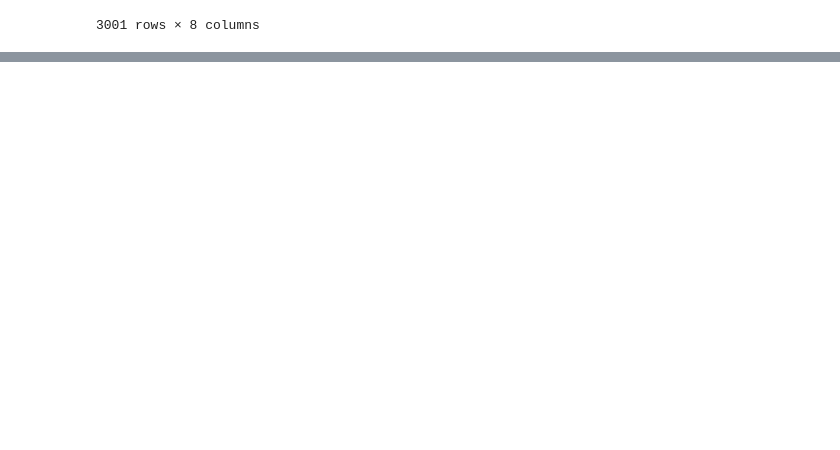
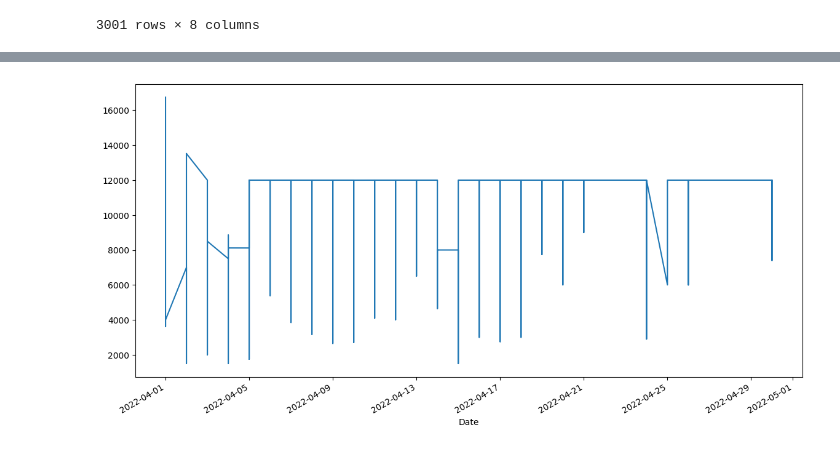
Before and after one commit to ashishbhatta/Energy_Arbitrage, a Jupyter notebook: IEX_Data_Analysis.ipynb, the cells around one changed output, grey strips where cells are left out. Saved outputs shown, nothing was run; the diff lists cells and outputs as text; code cells hidden in the pictures; blank space fills up the shorter version.

```diff
--- a/IEX_Data_Analysis.ipynb
+++ b/IEX_Data_Analysis.ipynb
@@ -115,0 +118,6 @@ results.head()
+# %%
+plt.figure(figsize=(14,7))  # Bigger figure
+results["MCP (Rs/MWh) *"].plot(kind="line")
+plt.show()
+# %% [output]
+[figure, added]
```
Also changed, not shown: parts of 1 cell of this notebook.
